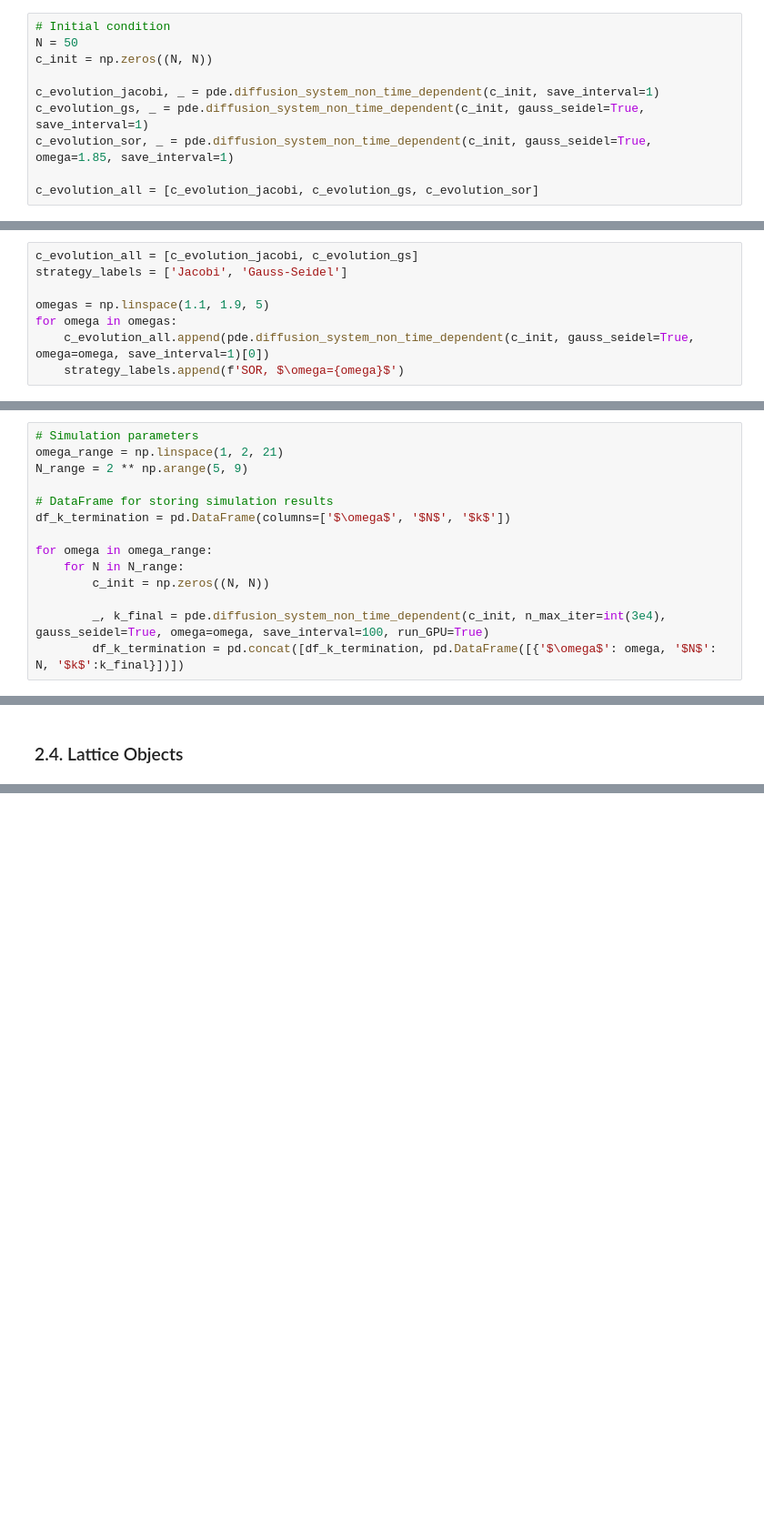
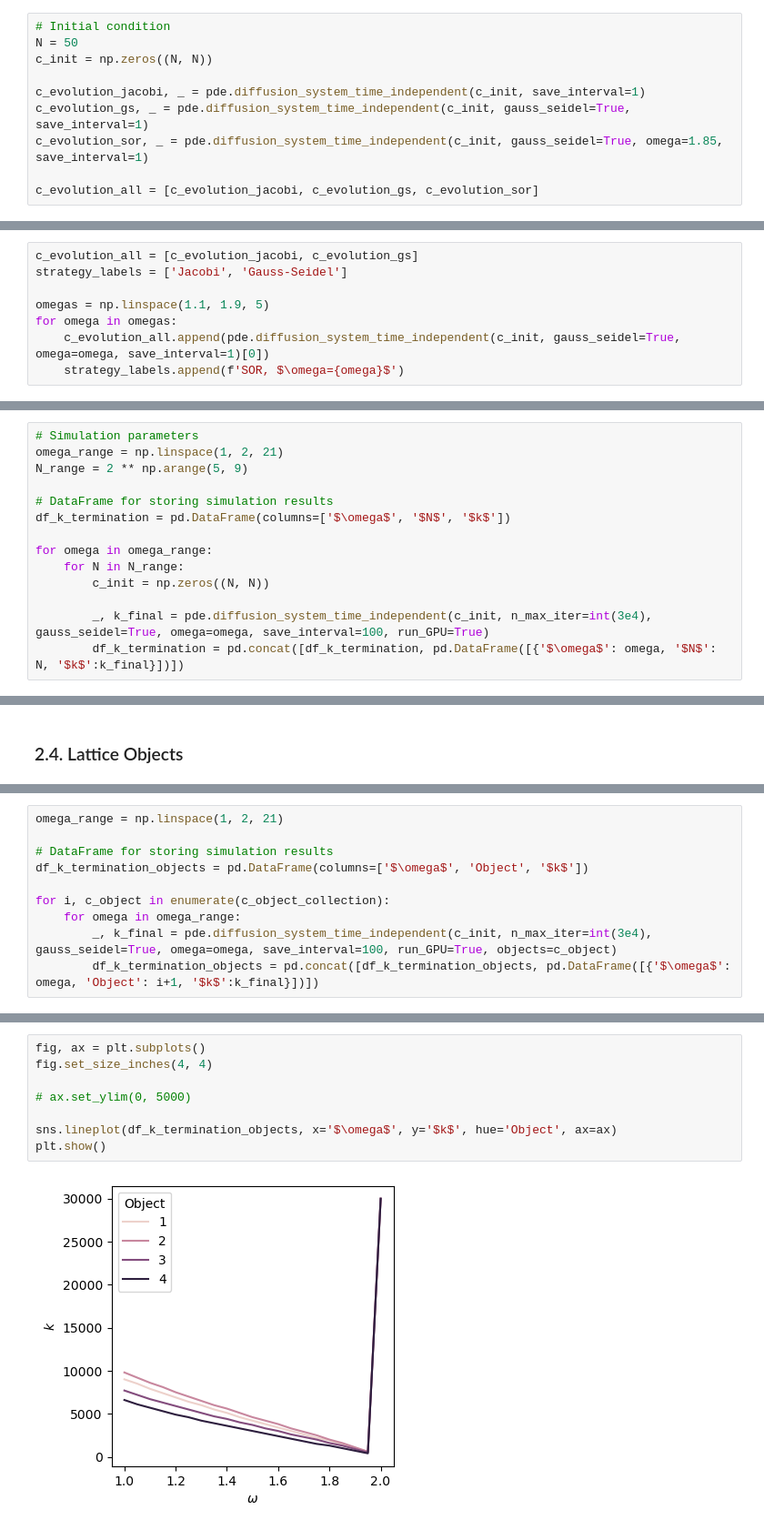
Before and after one commit to mboyan/scented-candles, a Jupyter notebook: Assignment Set 1/AssignmentSet1.ipynb, the cells around one changed output, grey strips where cells are left out. Shown at 91% size. Drawn from its saved outputs; the diff is of its cells as text; blank space fills up the shorter version.

```diff
--- a/Assignment Set 1/AssignmentSet1.ipynb
+++ b/Assignment Set 1/AssignmentSet1.ipynb
@@ -355,9 +355,9 @@ All these schemes are compared in their convergence to the analytical solution $
 N = 50
 c_init = np.zeros((N, N))
 
-c_evolution_jacobi, _ = pde.diffusion_system_non_time_dependent(c_init, save_interval=1)
-c_evolution_gs, _ = pde.diffusion_system_non_time_dependent(c_init, gauss_seidel=True, save_interval=1)
-c_evolution_sor, _ = pde.diffusion_system_non_time_dependent(c_init, gauss_seidel=True, omega=1.85, save_interval=1)
+c_evolution_jacobi, _ = pde.diffusion_system_time_independent(c_init, save_interval=1)
+c_evolution_gs, _ = pde.diffusion_system_time_independent(c_init, gauss_seidel=True, save_interval=1)
+c_evolution_sor, _ = pde.diffusion_system_time_independent(c_init, gauss_seidel=True, omega=1.85, save_interval=1)
 
 c_evolution_all = [c_evolution_jacobi, c_evolution_gs, c_evolution_sor]
 # %%
@@ -372,7 +372,7 @@ strategy_labels = ['Jacobi', 'Gauss-Seidel']
 
 omegas = np.linspace(1.1, 1.9, 5)
 for omega in omegas:
-    c_evolution_all.append(pde.diffusion_system_non_time_dependent(c_init, gauss_seidel=True, omega=omega, save_interval=1)[0])
+    c_evolution_all.append(pde.diffusion_system_time_independent(c_init, gauss_seidel=True, omega=omega, save_interval=1)[0])
     strategy_labels.append(f'SOR, $\omega={omega}$')
 # %%
 vt.plot_delta_convergence(c_evolution_all, labels=strategy_labels)
@@ -392,7 +392,7 @@ for omega in omega_range:
     for N in N_range:
         c_init = np.zeros((N, N))
 
-        _, k_final = pde.diffusion_system_non_time_dependent(c_init, n_max_iter=int(3e4), gauss_seidel=True, omega=omega, save_interval=100, run_GPU=True)
+        _, k_final = pde.diffusion_system_time_independent(c_init, n_max_iter=int(3e4), gauss_seidel=True, omega=omega, save_interval=100, run_GPU=True)
         df_k_termination = pd.concat([df_k_termination, pd.DataFrame([{'$\omega$': omega, '$N$': N, '$k$':k_final}])])
 # %% [output]
 Terminating after 1200 iterations.
@@ -481,0 +509,10 @@ c_objects = pde.init_lattice_object(c_init, center, 0.25 * N, type='rectangle')
+# %%
+omega_range = np.linspace(1, 2, 21)
+
+# DataFrame for storing simulation results
+df_k_termination_objects = pd.DataFrame(columns=['$\omega$', 'Object', '$k$'])
+
+for i, c_object in enumerate(c_object_collection):
+    for omega in omega_range:
+        _, k_final = pde.diffusion_system_time_independent(c_init, n_max_iter=int(3e4), gauss_seidel=True, omega=omega, save_interval=100, run_GPU=True, objects=c_object)
+        df_k_termination_objects = pd.concat([df_k_termination_objects, pd.DataFrame([{'$\omega$': omega, 'Object': i+1, '$k$':k_final}])])
@@ -481,0 +537,10 @@ c_objects = pde.init_lattice_object(c_init, center, 0.25 * N, type='rectangle')
+# %%
+fig, ax = plt.subplots()
+fig.set_size_inches(4, 4)
+
+# ax.set_ylim(0, 5000)
+
+sns.lineplot(df_k_termination_objects, x='$\omega$', y='$k$', hue='Object', ax=ax)
+plt.show()
+# %% [output]
+[figure, added]
```
Also changed, not shown: parts of 17 cells of this notebook, 1 other file.
